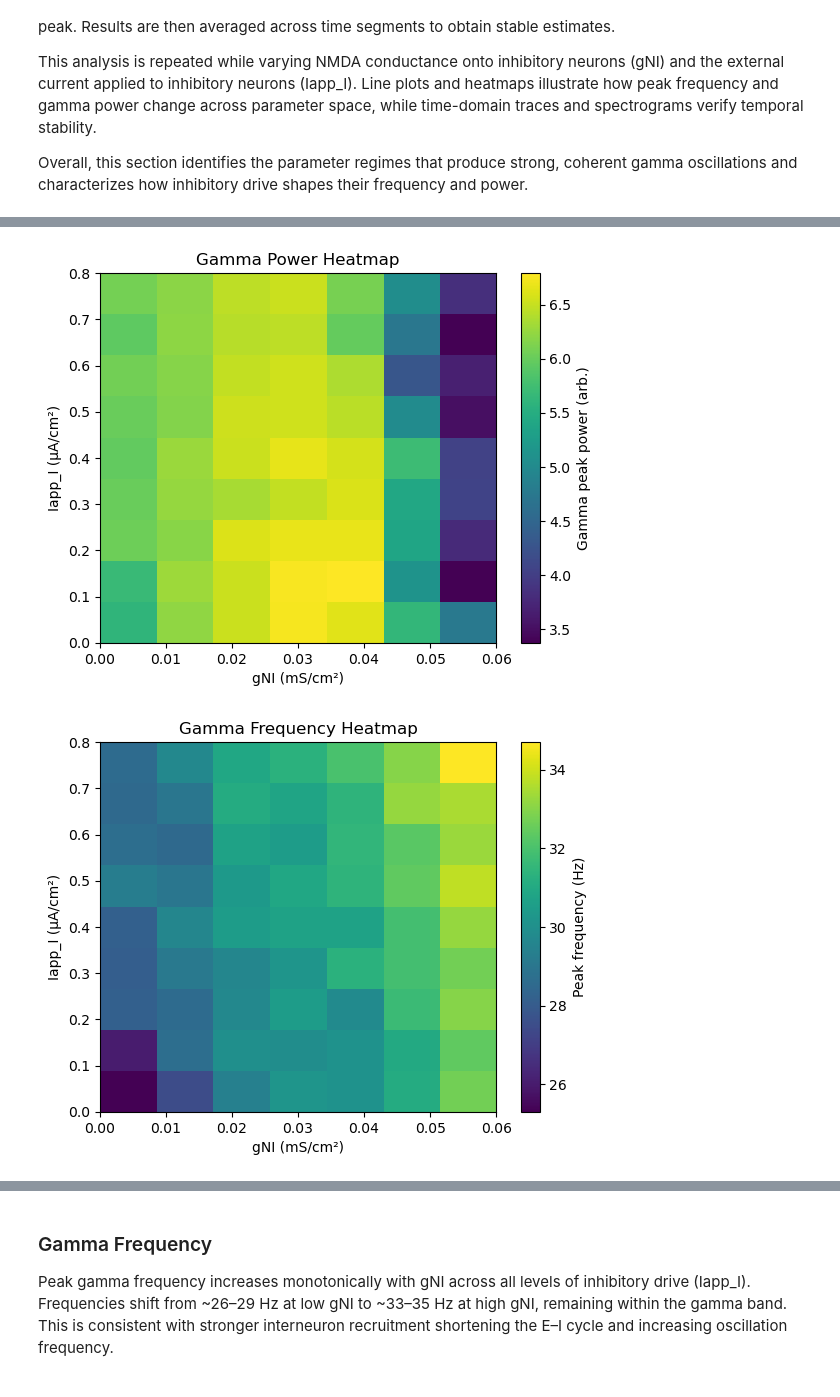
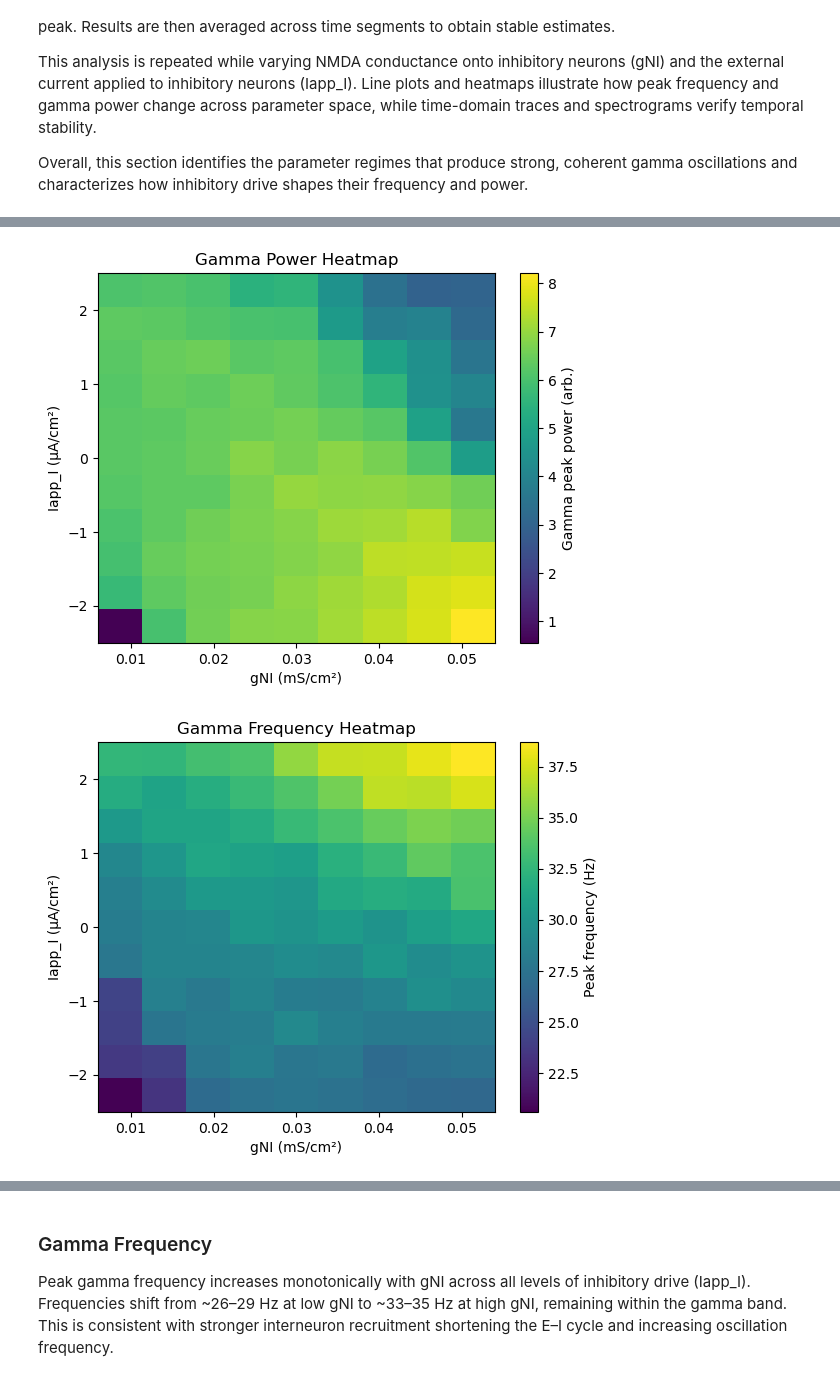
Before and after one commit to alessandrodipiano/brain-modelling-project, a Jupyter notebook: NMDA conductance and cortical oscillations in schizophrenia/notebooks/run_model.ipynb, the cells around one changed output, grey strips where cells are left out. Saved outputs shown, nothing was run; the diff lists cells and outputs as text; code cells hidden in the pictures.

```diff
--- a/NMDA conductance and cortical oscillations in schizophrenia/notebooks/run_model.ipynb
+++ b/NMDA conductance and cortical oscillations in schizophrenia/notebooks/run_model.ipynb
@@ -44,4 +54,12 @@ Within the gamma band, the dominant oscillation frequency is defined as the freq
 This analysis is repeated while varying NMDA conductance onto inhibitory neurons (gNI) and the external current applied to inhibitory neurons (Iapp_I). Line plots and heatmaps illustrate how peak frequency and gamma power change across parameter space, while time-domain traces and spectrograms verify temporal stability.
 
 Overall, this section identifies the parameter regimes that produce strong, coherent gamma oscillations and characterizes how inhibitory drive shapes their frequency and power.
+# %%
+# ----------------------------
+# Parameters
+# ----------------------------
+gNI_values = np.linspace(0.006, 0.054, 9)   # NMDA conductance
+IappI_values = np.linspace(-2.5, 2.5, 11)   # inhibitory current
+gNE=0.008                                 #fixed as in the reference papepr
+gEI=0.08                                  #fixed as in the reference paper
 # %%
@@ -103,7 +124,7 @@ plt.imshow(
     power_map,
     aspect="auto",
     origin="lower",
-    extent=[g_values[0], g_values[-1], IappI_values[0], IappI_values[-1]],
+    extent=[gNI_values[0], gNI_values[-1], IappI_values[0], IappI_values[-1]],
     interpolation="nearest",
 )
 plt.colorbar(label="Gamma peak power (arb.)")
@@ -117,7 +138,7 @@ plt.imshow(
     freq_map,
     aspect="auto",
     origin="lower",
-    extent=[g_values[0], g_values[-1], IappI_values[0], IappI_values[-1]],
+    extent=[gNI_values[0], gNI_values[-1], IappI_values[0], IappI_values[-1]],
     interpolation="nearest",
 )
 plt.colorbar(label="Peak frequency (Hz)")
@@ -134,7 +155,7 @@ cmap = plt.cm.viridis
 plt.figure()
 for i, IappI in enumerate(IappI_values):
     plt.plot(
-        g_values,                 # <-- use your actual grid
+        gNI_values,                 # <-- use your actual grid
         power_map[i, :],
         marker="o",
         color=cmap(i / (len(IappI_values) - 1)),
@@ -150,7 +171,7 @@ plt.show()
 plt.figure()
 for i, IappI in enumerate(IappI_values):
     plt.plot(
-        g_values,                 # <-- use your actual grid
+        gNI_values,                 # <-- use your actual grid
         freq_map[i, :],
         marker="o",
         color=cmap(i / (len(IappI_values) - 1)),
@@ -172,32 +193,32 @@ duration_s = 0.5   # window length
 
 start = int(start_s * 1000 / dt)
 end   = int((start_s + duration_s) * 1000 / dt)
 
 t = np.arange(start, end) * dt / 1000
 
 plt.figure()
 plt.plot(t, lfp[start:end])
 plt.xlabel("Time (s)")
 plt.ylabel("LFP")
 plt.title("LFP trace (zoomed)")
 plt.show()
 
 
 ################################
 
 
 
 fs = 1.0 / (dt * 1e-3)
 
 f, t, S = spectrogram(lfp, fs=fs, nperseg=int(fs))
 
 plt.pcolormesh(t, f, S, shading='gouraud')
 plt.ylim(0, 100)
 plt.ylabel('Frequency (Hz)')
 plt.xlabel('Time (s)')
 plt.title('Spectrogram')
 plt.colorbar(label="Power")
 plt.show()
 # %% [output]
-[figure, old version]
+[figure, new version]
-[figure, old version]
+[figure, new version]
```
Also changed, not shown: parts of 9 cells of this notebook, 1 other file.
